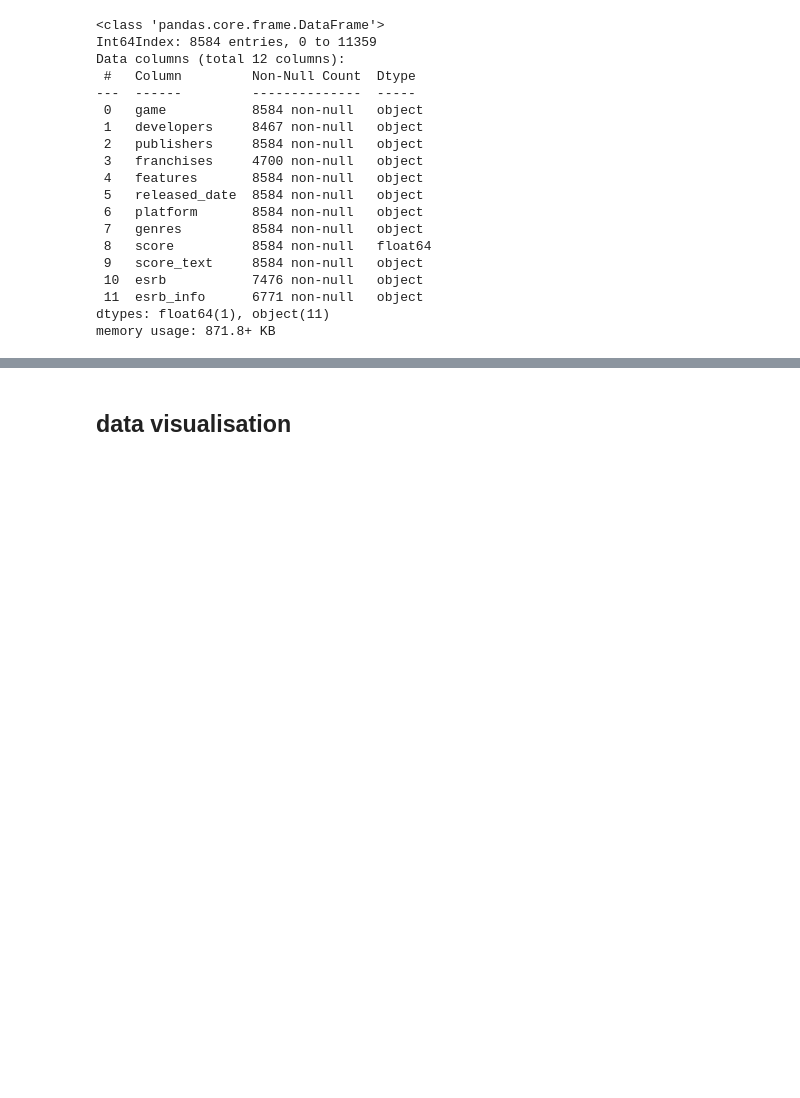
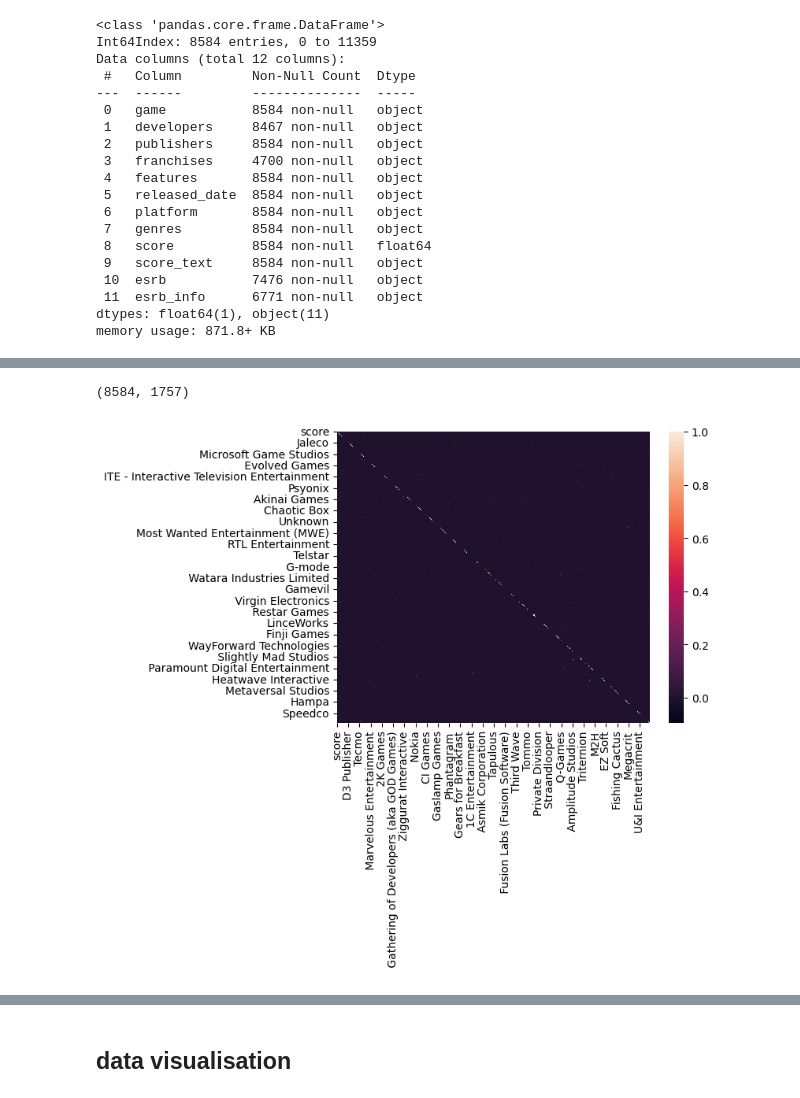
Before and after one commit to CoenBeemer/AI, a Jupyter notebook: src/ai.ipynb, the cells around one changed output, grey strips where cells are left out. Drawn from its saved outputs; the diff is of its cells as text; code cells hidden in the pictures; blank space fills up the shorter version.

```diff
--- a/src/ai.ipynb
+++ b/src/ai.ipynb
@@ -122,3 +142,6 @@ for row in dfScore.features:
+# %%
+dfHotPublishers = pd.DataFrame()
+dfHotPublishers['score'] = dfScore['score']
 # %%
 for row in dfScore.publishers:
          if (row):
@@ -149,0 +157,10 @@ dfScore
+# %%
+print(dfHotPublishers.shape)
+dfHotPublishers = dfHotPublishers.fillna(0)
+dfTemp = dfHotPublishers
+corr_matrix = dfTemp.corr()
+sn.heatmap(corr_matrix, annot=False)
+plt.show()
+# %% [output]
+(8584, 1757)
+[figure, added]
```
Also changed, not shown: parts of 24 cells of this notebook, 2 other files.
